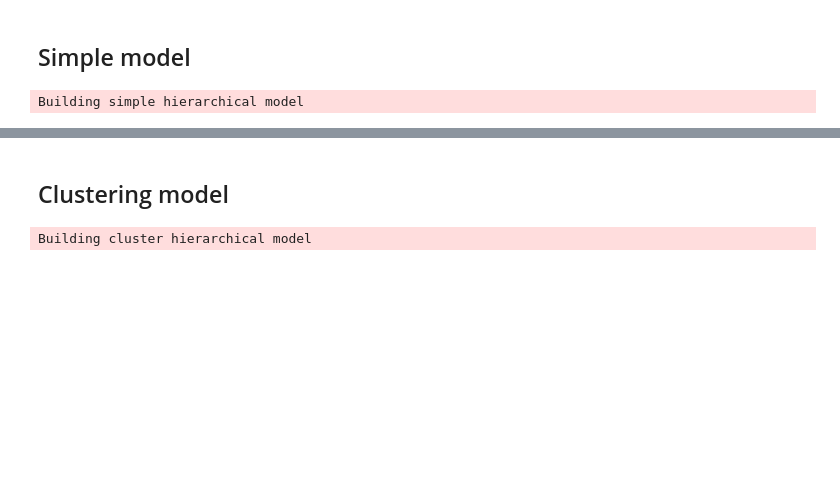
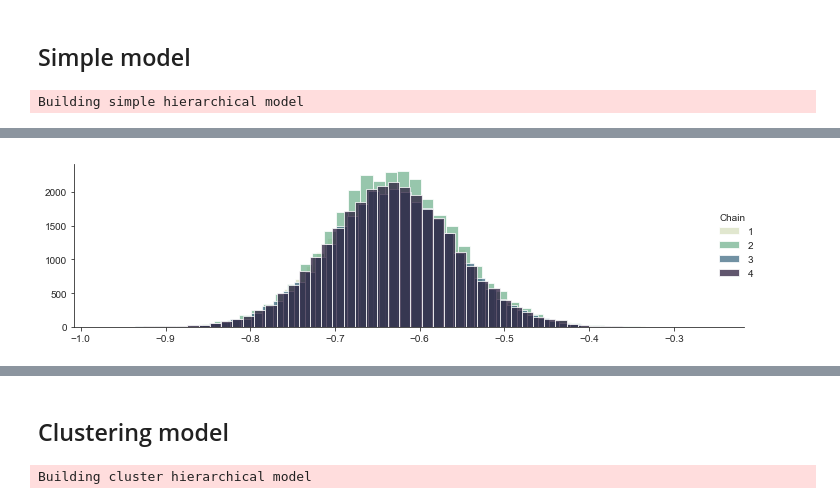
Before and after one commit to cbg-ethz/shm, a Jupyter notebook: analysis/04a-structured_hierarchical_linear_models.ipynb, the cells around one changed output, grey strips where cells are left out. Saved outputs shown, nothing was run; the diff lists cells and outputs as text; code cells hidden in the pictures; blank space fills up the shorter version.

```diff
--- a/analysis/04a-structured_hierarchical_linear_models.ipynb
+++ b/analysis/04a-structured_hierarchical_linear_models.ipynb
@@ -110,0 +135,4 @@ Building simple hierarchical model
+# %%
+sp.plot_hist(trace, "gamma", 14, "");
+# %% [output]
+[figure, added]
```
Also changed, not shown: parts of 34 cells of this notebook, 14 other files.
